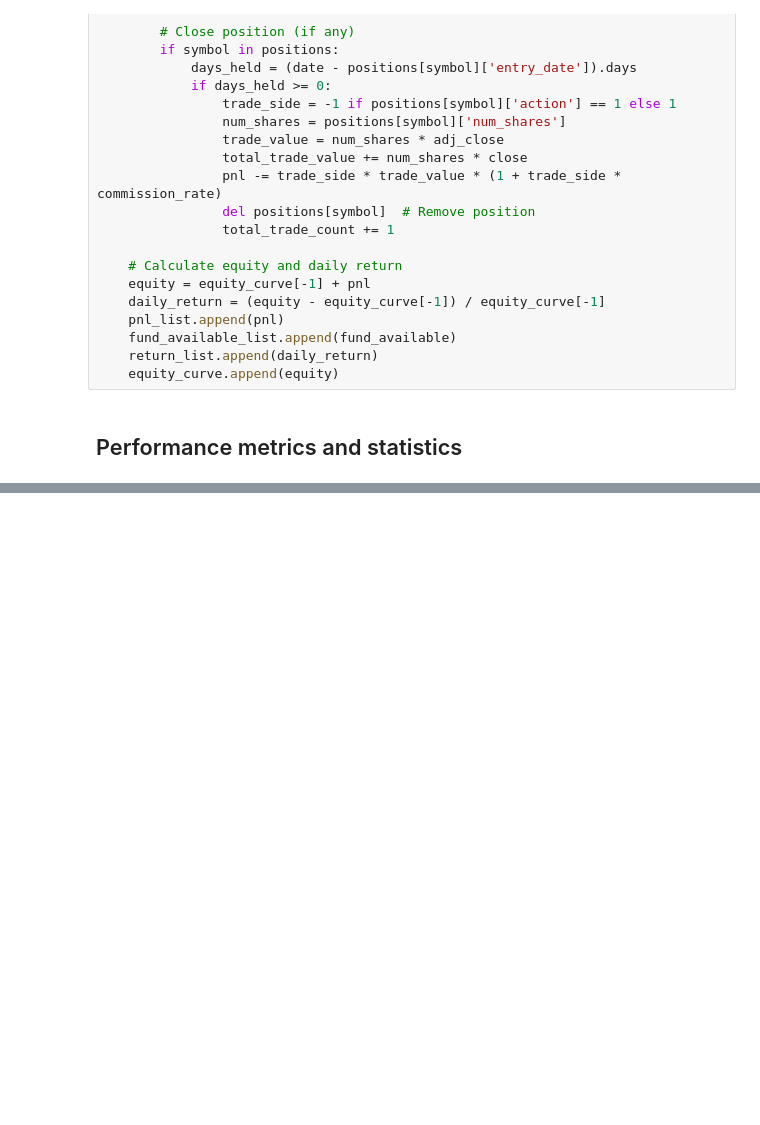
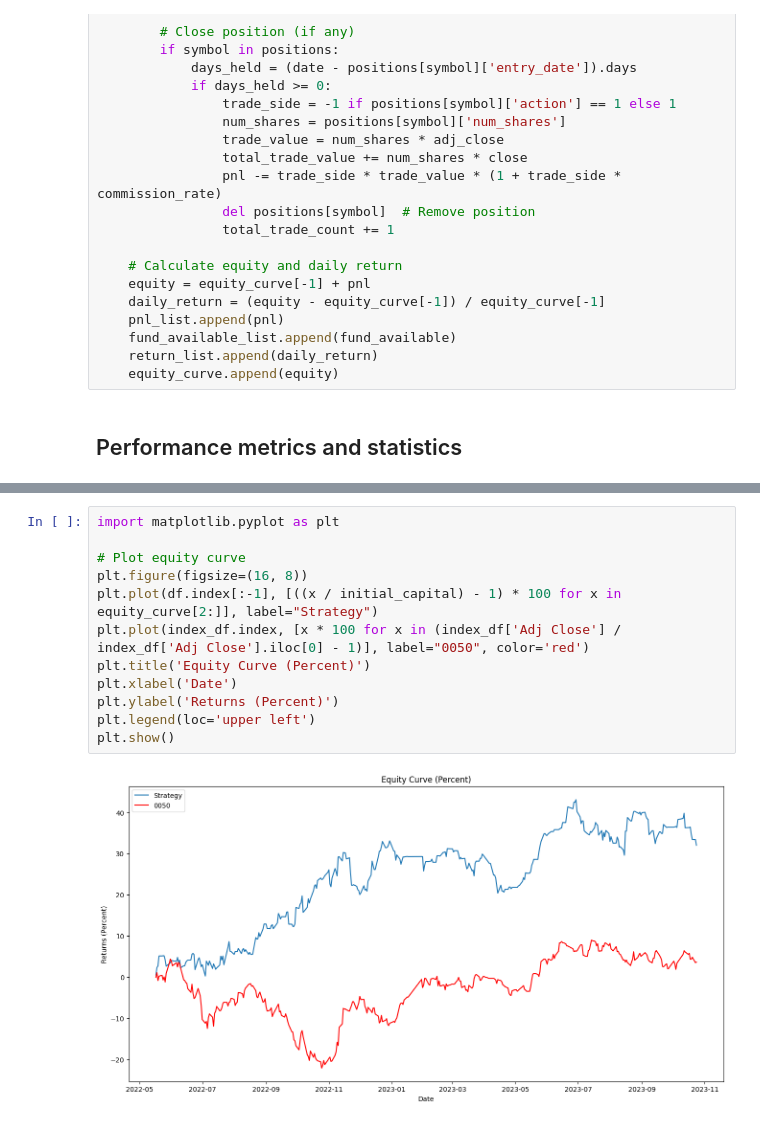
Before and after one commit to phenomenoner/HighEV_Lab, a Jupyter notebook: EMA_BBP_RSI_Strategy.ipynb, the cells around one changed output, grey strips where cells are left out. Drawn from its saved outputs; the diff is of its cells as text; blank space fills up the shorter version.

```diff
--- a/EMA_BBP_RSI_Strategy.ipynb
+++ b/EMA_BBP_RSI_Strategy.ipynb
@@ -400,0 +483,14 @@ plt.show()
+# %%
+import matplotlib.pyplot as plt
+
+# Plot equity curve
+plt.figure(figsize=(16, 8))
+plt.plot(df.index[:-1], [((x / initial_capital) - 1) * 100 for x in equity_curve[2:]], label="Strategy")
+plt.plot(index_df.index, [x * 100 for x in (index_df['Adj Close'] / index_df['Adj Close'].iloc[0] - 1)], label="0050", color='red')
+plt.title('Equity Curve (Percent)')
+plt.xlabel('Date')
+plt.ylabel('Returns (Percent)')
+plt.legend(loc='upper left')
+plt.show()
+# %% [output]
+[figure, added]
```
Also changed, not shown: parts of 16 cells of this notebook, 3 other files.
